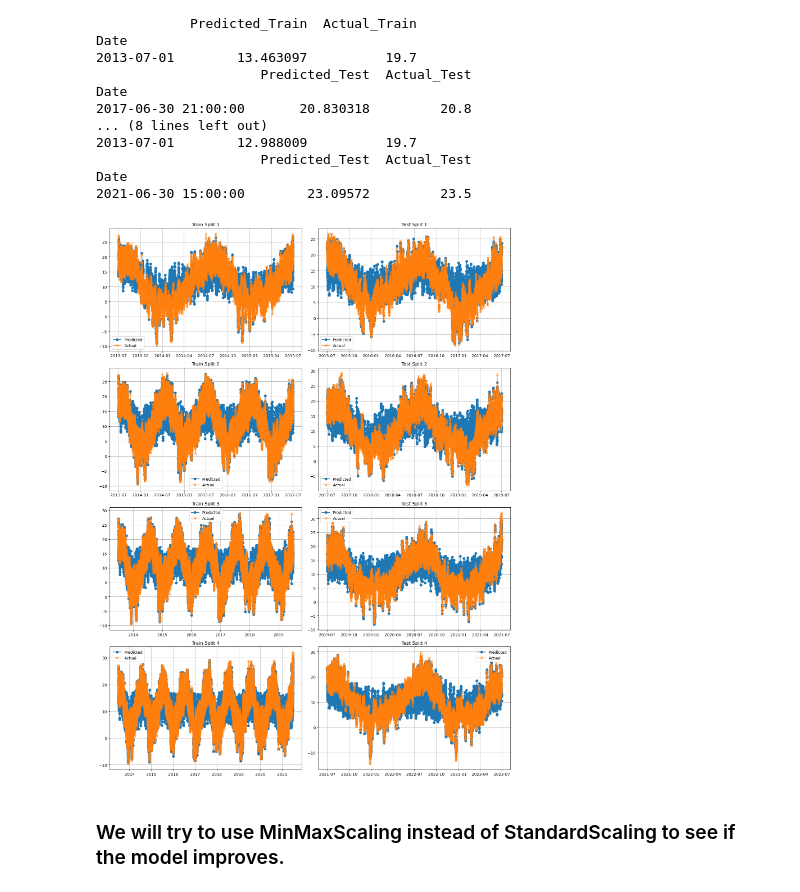
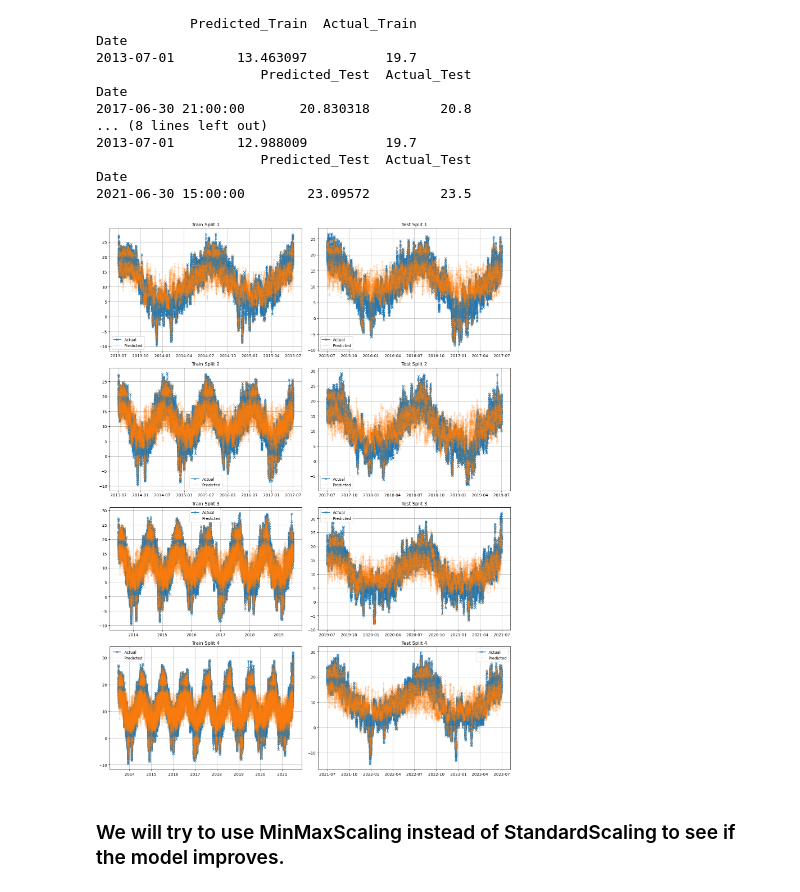
Before and after one commit to pedroamontano/Forecasting-Hourly-Temperatures-A-Machine-Learning-Approach-Using-LSTMs, a Jupyter notebook: 8 Modeling - LSTM.ipynb, the cells around one changed output. Cells and saved outputs as stored; diff of their text form; code cells hidden in the pictures.

```diff
--- a/8 Modeling - LSTM.ipynb
+++ b/8 Modeling - LSTM.ipynb
@@ -224,36 +228,36 @@ Date
 # %%
 fig, axes = plt.subplots(4, 2, figsize=(15, 20))
 axes = axes.flatten()  # flatten the 2D array to 1D for easier indexing
 
 # Assuming these are your dataframes
 train_dfs = [train_df1, train_df2, train_df3, train_df4]
 test_dfs = [test_df1, test_df2, test_df3, test_df4]
 
 # Pair train and test dataframes for each split
 paired_dfs = [(train, test) for train, test in zip(train_dfs, test_dfs)]
 
 # Loop through the train and test dataframes
 for i, (train_df, test_df) in enumerate(paired_dfs):
     # Plot the train dataframe
     if 'Predicted_Train' in train_df.columns and 'Actual_Train' in train_df.columns:
-        axes[2*i].plot(train_df.index, train_df['Predicted_Train'], label='Predicted', marker='o')
         axes[2*i].plot(train_df.index, train_df['Actual_Train'], label='Actual', marker='x')
+        axes[2*i].plot(train_df.index, train_df['Predicted_Train'], label='Predicted', marker='+', alpha = 0.2)
         axes[2*i].set_title(f'Train Split {i+1}')
         axes[2*i].legend()
         axes[2*i].grid(True)
 
     # Plot the test dataframe
     if 'Predicted_Test' in test_df.columns and 'Actual_Test' in test_df.columns:
-        axes[2*i + 1].plot(test_df.index, test_df['Predicted_Test'], label='Predicted', marker='o')
         axes[2*i + 1].plot(test_df.index, test_df['Actual_Test'], label='Actual', marker='x')
+        axes[2*i + 1].plot(test_df.index, test_df['Predicted_Test'], label='Predicted', marker='+', alpha = 0.2)
         axes[2*i + 1].set_title(f'Test Split {i+1}')
         axes[2*i + 1].legend()
         axes[2*i + 1].grid(True)
 
 plt.tight_layout()
 plt.show()
 # %% [output]
-[figure, old version]
+[figure, new version]
 # %% [markdown]
 ### We will try to use MinMaxScaling instead of StandardScaling to see if the model improves.
 # %%
```
Also changed, not shown: parts of 12 cells of this notebook.
